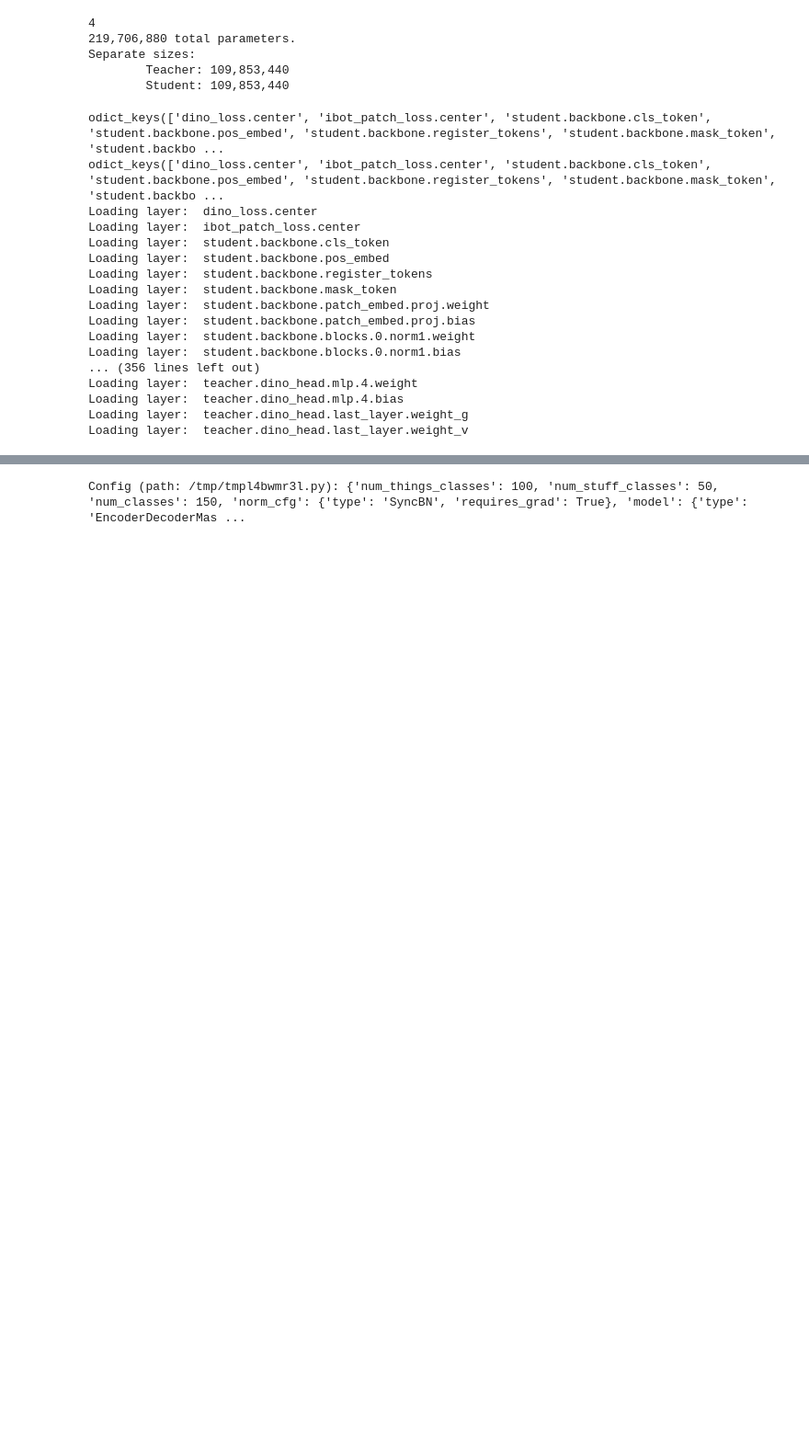
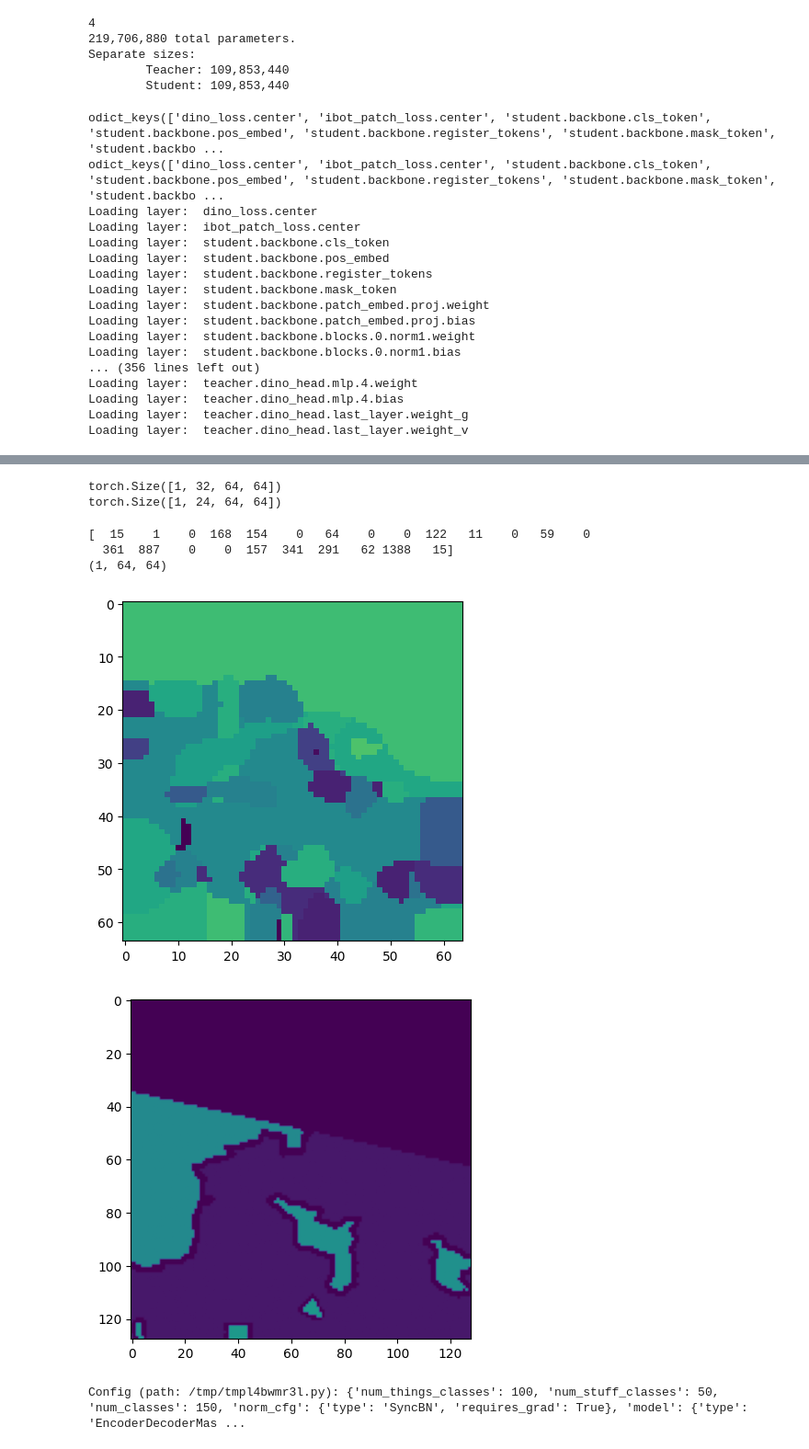
Before and after one commit to Sajtospoga01/vit, a Jupyter notebook: vision_transformer_prot.ipynb, the cells around one changed output, grey strips where cells are left out. Shown at 92% size. Cells and saved outputs as stored; diff of their text form; code cells hidden in the pictures; blank space fills up the shorter version.

```diff
--- a/vision_transformer_prot.ipynb
+++ b/vision_transformer_prot.ipynb
@@ -1186,21 +1195,7 @@ def load_config_from_file(path: str) -> str:
     with open(path) as f:
         return f.read()
 
-cfg_str = load_config_from_file("configs/segmentor_cfg.py")
+cfg_str = load_config_from_file("configs/normal_segmentor_cfg.py")
 cfg = mmcv.Config.fromstring(cfg_str, file_format=".py")
-
-# logger_name = cfg.log_config.get('name', 'mmcv')
-# log_file = cfg.log_config.get('log_file', None) # replace with your log file path if needed
-# log_level = cfg.log_config.get('log_level', 'INFO')
-
-# # Initialize the logger
-logger = get_logger("mmcv")
-
-# interval = cfg.log_config.get('interval', 50)
-# hook = TextLoggerHook(interval=interval, by_epoch=False)
-
-# logger.register_hook(hook)
-print("hook registerd")
-model = build_segmentor(cfg.model)
 # %% [output]
 Registry(name=optimizer builder, items={'LearningRateDecayOptimizerConstructor': <class 'mmseg.core.optimizers.layer_decay_optimizer_constructor.LearningRateDecayOptimizerConstructor'>, 'LayerDecayOpt ...
@@ -1410,3 +1483,35 @@ dinov2_checkpoint.pth             wandb
+# %%
+import rasterio
+
+with rasterio.open("/datasets/hsi-seg/images/validation/O1_0015.tif") as src:
+    img = src.read()
+
+with rasterio.open("/datasets/hsi-seg/annotations/validation/O1_0015.tif") as src:
+    an = src.read()
+
+
+segmentation_logits = infer(unwrapped_model, img)
+print(segmentation_logits.shape)
+# %% [output]
+torch.Size([1, 32, 64, 64])
+torch.Size([1, 24, 64, 64])
+# %%
+
+segmented_classes = np.argmax(segmentation_logits.detach().cpu().numpy(), axis=1)
+print(np.bincount(segmented_classes.flatten()))
+print(segmented_classes.shape)
+# %% [output]
+[  15    1    0  168  154    0   64    0    0  122   11    0   59    0
+  361  887    0    0  157  341  291   62 1388   15]
+(1, 64, 64)
+# %%
+plt.imshow(np.moveaxis(segmented_classes,0,-1),vmin=0, vmax=32)
+plt.show()
+plt.imshow(an[0,::4,::4],vmin=0, vmax=32)
+plt.show()
+# %% [output]
+[figure, added]
+[figure, added]
 # %%
 print(cfg)
 # %% [output]
```
Also changed, not shown: parts of 10 cells of this notebook, 6 other files.
